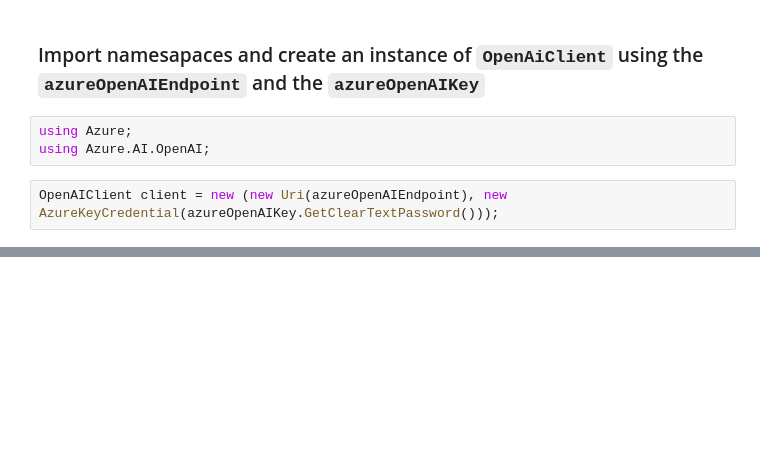
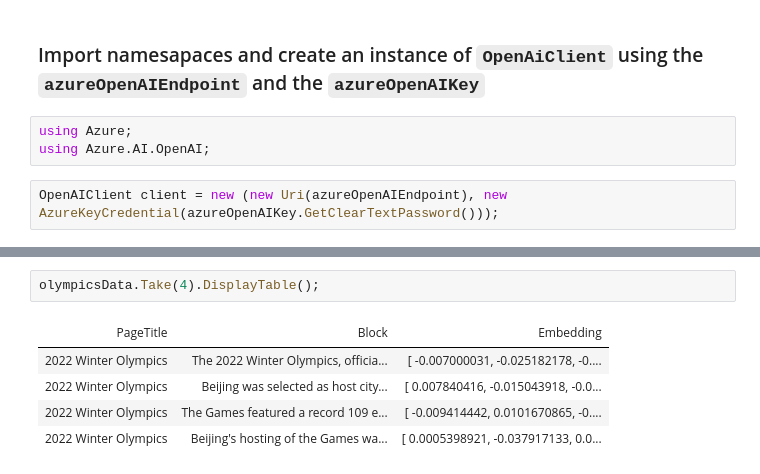
Before and after one commit to Azure-Samples/openai, a Jupyter notebook: Basic_Samples/Embeddings/dotnet/csharp/Question_answering_using_embeddings.ipynb, the cells around one changed output, grey strips where cells are left out. Saved outputs shown, nothing was run; the diff lists cells and outputs as text; blank space fills up the shorter version.

```diff
--- a/Basic_Samples/Embeddings/dotnet/csharp/Question_answering_using_embeddings.ipynb
+++ b/Basic_Samples/Embeddings/dotnet/csharp/Question_answering_using_embeddings.ipynb
@@ -107,0 +482,8 @@ OpenAIClient client = new (new Uri(azureOpenAIEndpoint), new AzureKeyCredential(
+# %%
+olympicsData.Take(4).DisplayTable();
+# %% [output]
+| PageTitle | Block | Embedding |
+| 2022 Winter Olympics | The 2022 Winter Olympics, officia... | [ -0.007000031, -0.025182178, -0.... |
+| 2022 Winter Olympics | Beijing was selected as host city... | [ 0.007840416, -0.015043918, -0.0... |
+| 2022 Winter Olympics | The Games featured a record 109 e... | [ -0.009414442, 0.0101670865, -0.... |
+| 2022 Winter Olympics | Beijing's hosting of the Games wa... | [ 0.0005398921, -0.037917133, 0.0... |
```
Also changed, not shown: parts of 17 cells of this notebook, 4 other files.
